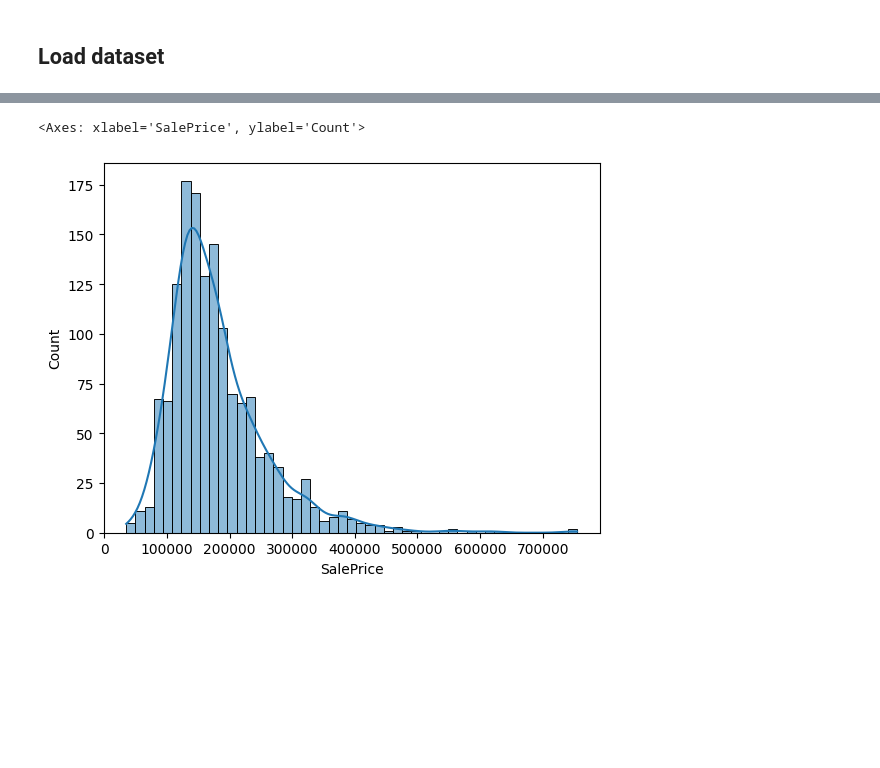
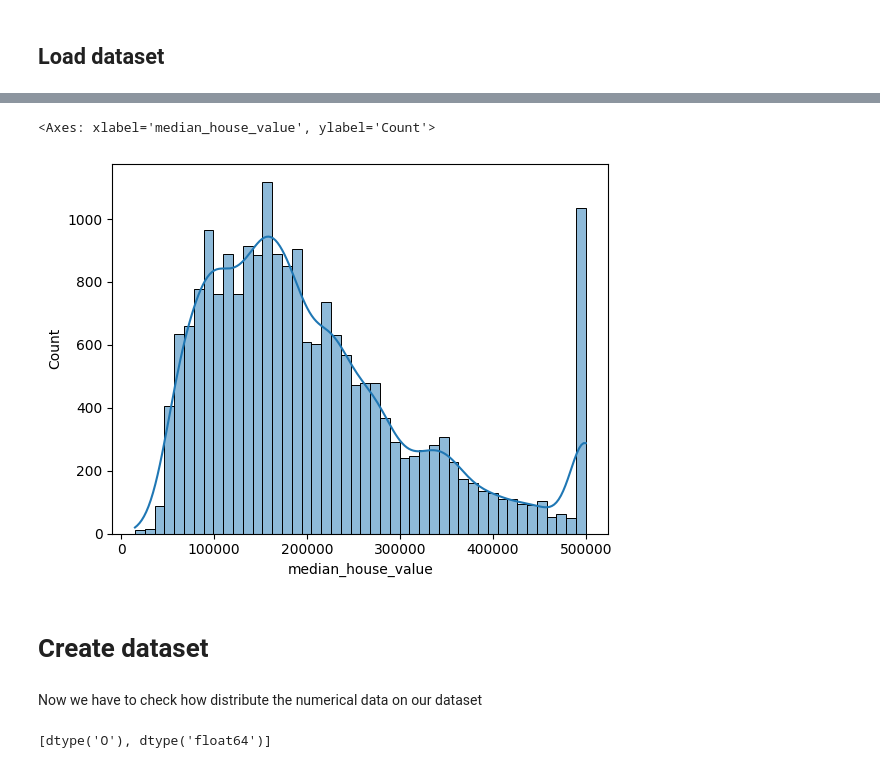
Before and after one commit to psilvac/house_price_project, a Jupyter notebook: notebooks/exploratory_analysis.ipynb, the cells around one changed output, grey strips where cells are left out. Drawn from its saved outputs; the diff is of its cells as text; code cells hidden in the pictures; blank space fills up the shorter version.

```diff
--- a/notebooks/exploratory_analysis.ipynb
+++ b/notebooks/exploratory_analysis.ipynb
@@ -13,7 +13,7 @@ import tensorflow as tf
 # %% [markdown]
 ## Load dataset
 # %%
-train_file_path = "../data/train.csv"
-dataset_df = pd.read_csv(train_file_path)
-print(dataset_df.shape)
+df_path = "../data/housing.csv"
+df = pd.read_csv(df_path)
+print(df.shape)
 # %% [output]
@@ -75,0 +68,2 @@ Name: SalePrice, dtype: float64
+# %%
+df = df[df['ocean_proximity'] != 'ISLAND']
@@ -76,5 +107,24 @@ Name: SalePrice, dtype: float64
 # %%
-sns.histplot(dataset_df['SalePrice'], kde=True)
+sns.histplot(df['median_house_value'], kde=True)
 # %% [output]
-<Axes: xlabel='SalePrice', ylabel='Count'>
+<Axes: xlabel='median_house_value', ylabel='Count'>
-[figure, old version]
+[figure, new version]
+# %% [markdown]
+# Create dataset
+# %% [markdown]
+Now we have to check how distribute the numerical data on our dataset
+# %%
+from sklearn.model_selection import train_test_split
+
+def split_data(df, target_column='SalePrice', test_size=0.2, random_state=42):
+
+    X = df.drop(target_column, axis=1)
+    y = df[target_column]
+    X_train, X_valid, y_train, y_valid = train_test_split(
+        X, y, test_size=test_size, random_state=random_state
+    )
+    return X_train, X_valid, y_train, y_valid
+
+X_train, X_valid, y_train, y_valid = split_data(dataset_df)
+# %% [output]
+[dtype('O'), dtype('float64')]
```
Also changed, not shown: parts of 16 cells of this notebook, 5 other files.
